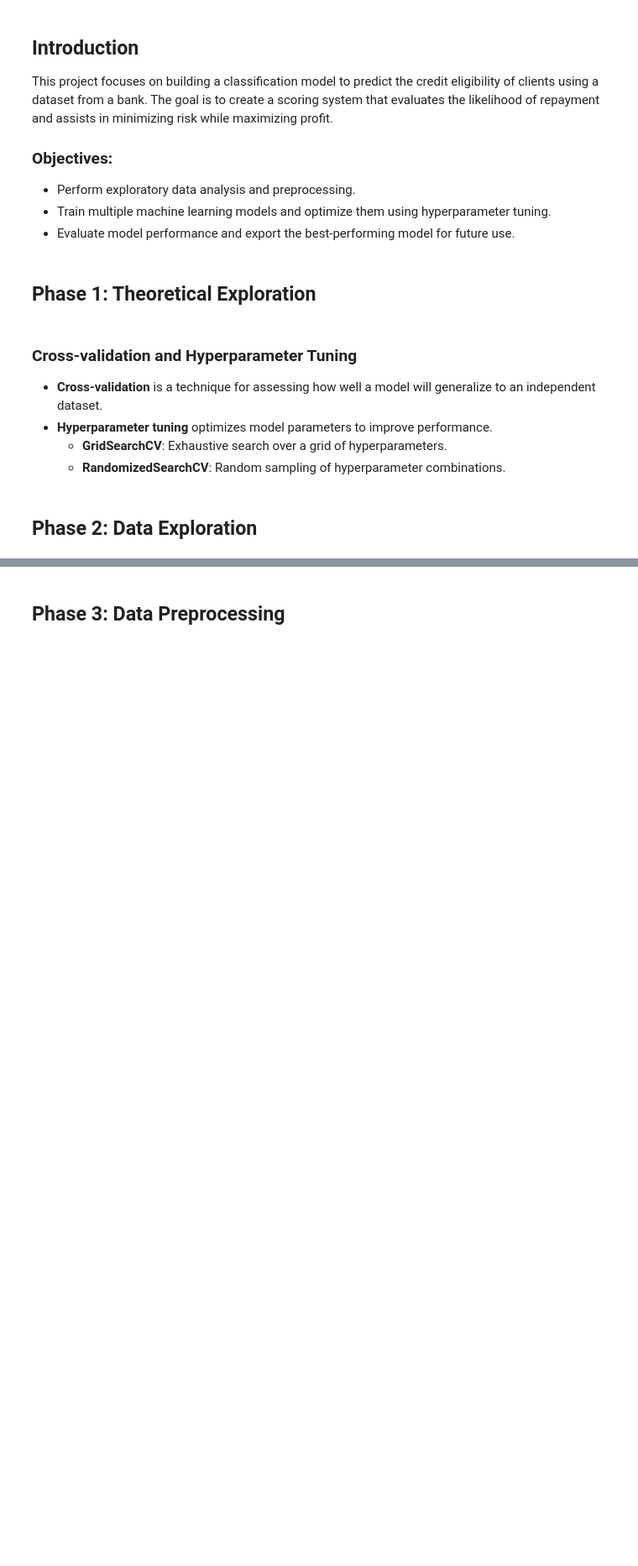
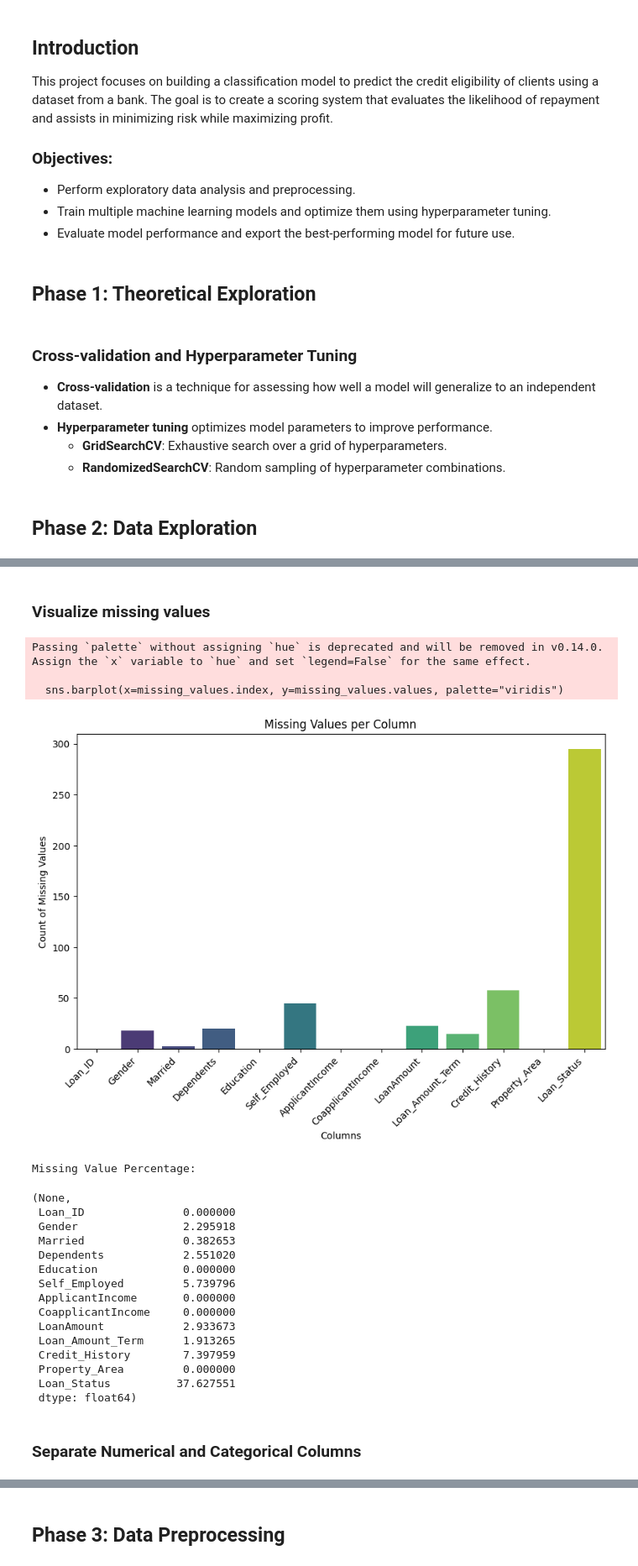
Before and after one commit to simbouch/classification, a Jupyter notebook: notebooks/loan_bank_notebook1.ipynb, the cells around one changed output, grey strips where cells are left out. Shown: that part at 84% size. Saved outputs shown, nothing was run; the diff lists cells and outputs as text; code cells hidden in the pictures; blank space fills up the shorter version.

```diff
--- a/notebooks/loan_bank_notebook1.ipynb
+++ b/notebooks/loan_bank_notebook1.ipynb
@@ -31,0 +80,17 @@ data.head()
+# %%
+
+# path to the working data CSV
+working_data_path = r'C:\data\simplon_dev_ia_projects\projet_notebooks\classification\data\data_working.csv'
+
+# Load the working data
+data_working = pd.read_csv(working_data_path)
+
+# Explore the data
+print("General Information:")
+print(data_working.info())
+
+print("\nMissing Values:")
+print(data_working.isnull().sum())
+
+print("\nDescriptive Statistics:")
+print(data_working.describe())
@@ -31,0 +206,38 @@ data.head()
+# %% [markdown]
+### Visualize missing values
+# %%
+plt.figure(figsize=(10, 6))
+missing_values = data_working.isnull().sum()
+sns.barplot(x=missing_values.index, y=missing_values.values, palette="viridis")
+plt.xticks(rotation=45, ha="right")
+plt.title("Missing Values per Column")
+plt.ylabel("Count of Missing Values")
+plt.xlabel("Columns")
+plt.show()
+
+# Display missing value percentages
+missing_percentage = (data_working.isnull().sum() / len(data_working)) * 100
+print("Missing Value Percentage:\n"), missing_percentage
+# %% [output]
+Passing `palette` without assigning `hue` is deprecated and will be removed in v0.14.0. Assign the `x` variable to `hue` and set `legend=False` for the same effect.
+
+  sns.barplot(x=missing_values.index, y=missing_values.values, palette="viridis")
+[figure, added]
+Missing Value Percentage:
+(None,
+ Loan_ID               0.000000
+ Gender                2.295918
+ Married               0.382653
+ Dependents            2.551020
+ Education             0.000000
+ Self_Employed         5.739796
+ ApplicantIncome       0.000000
+ CoapplicantIncome     0.000000
+ LoanAmount            2.933673
+ Loan_Amount_Term      1.913265
+ Credit_History        7.397959
+ Property_Area         0.000000
+ Loan_Status          37.627551
+ dtype: float64)
+# %% [markdown]
+### Separate Numerical and Categorical Columns
```
Also changed, not shown: parts of 36 cells of this notebook, 4 other files.
